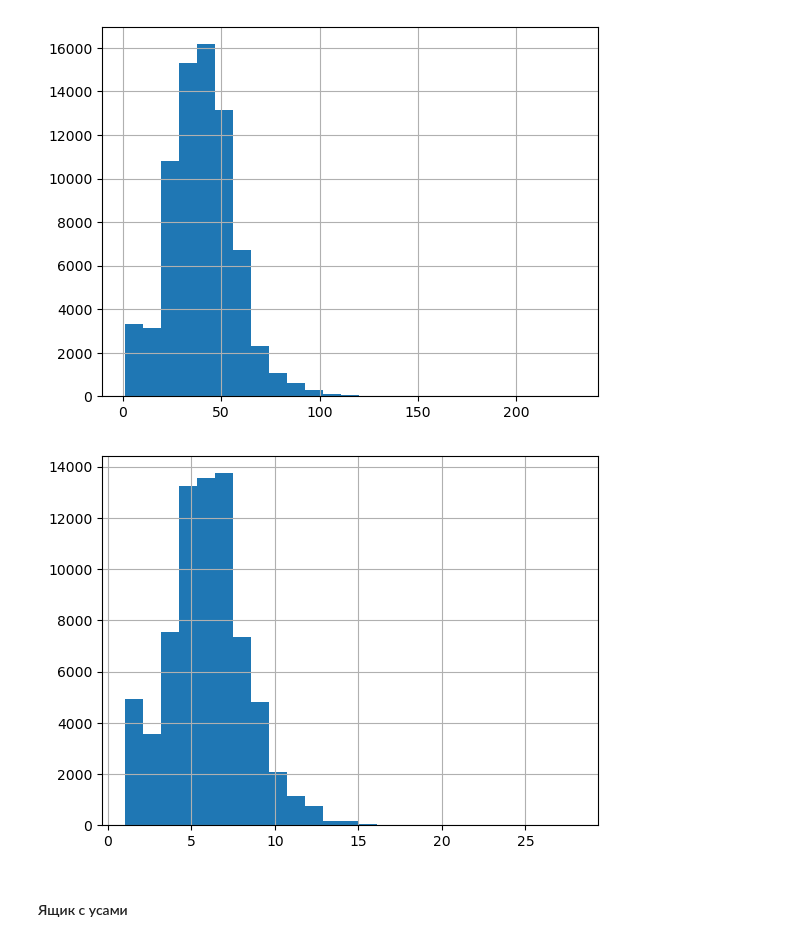
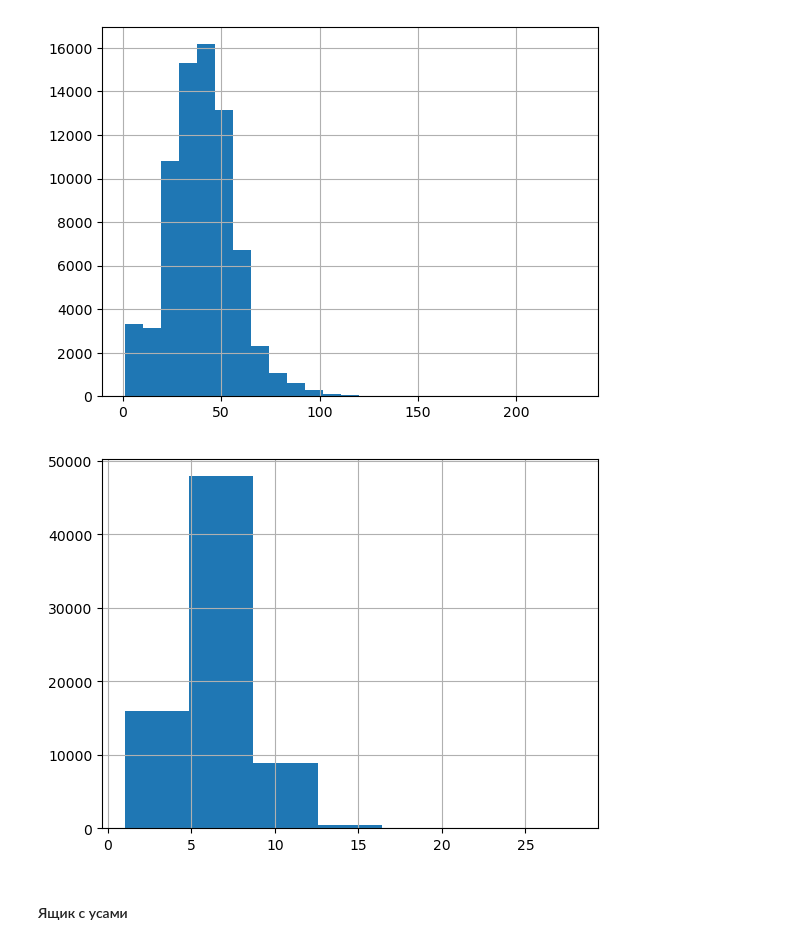
Before and after one commit to rezitdinovAR/speach, a Jupyter notebook: research/preparing_data_for_asr.ipynb, the cells around one changed output. Cells and saved outputs as stored; diff of their text form; code cells hidden in the pictures.

```diff
--- a/research/preparing_data_for_asr.ipynb
+++ b/research/preparing_data_for_asr.ipynb
@@ -126,10 +115,10 @@ None
 # %% [output]
 [figure]
 # %%
-df_train['word_count'].hist(bins=25)
+df_train['word_count'].hist(bins=7)
 None
 # %% [output]
-[figure, old version]
+[figure, new version]
 # %% [markdown]
 #### Ящик с усами
 # %%
```
Also changed, not shown: parts of 7 cells of this notebook, 3 other files.
